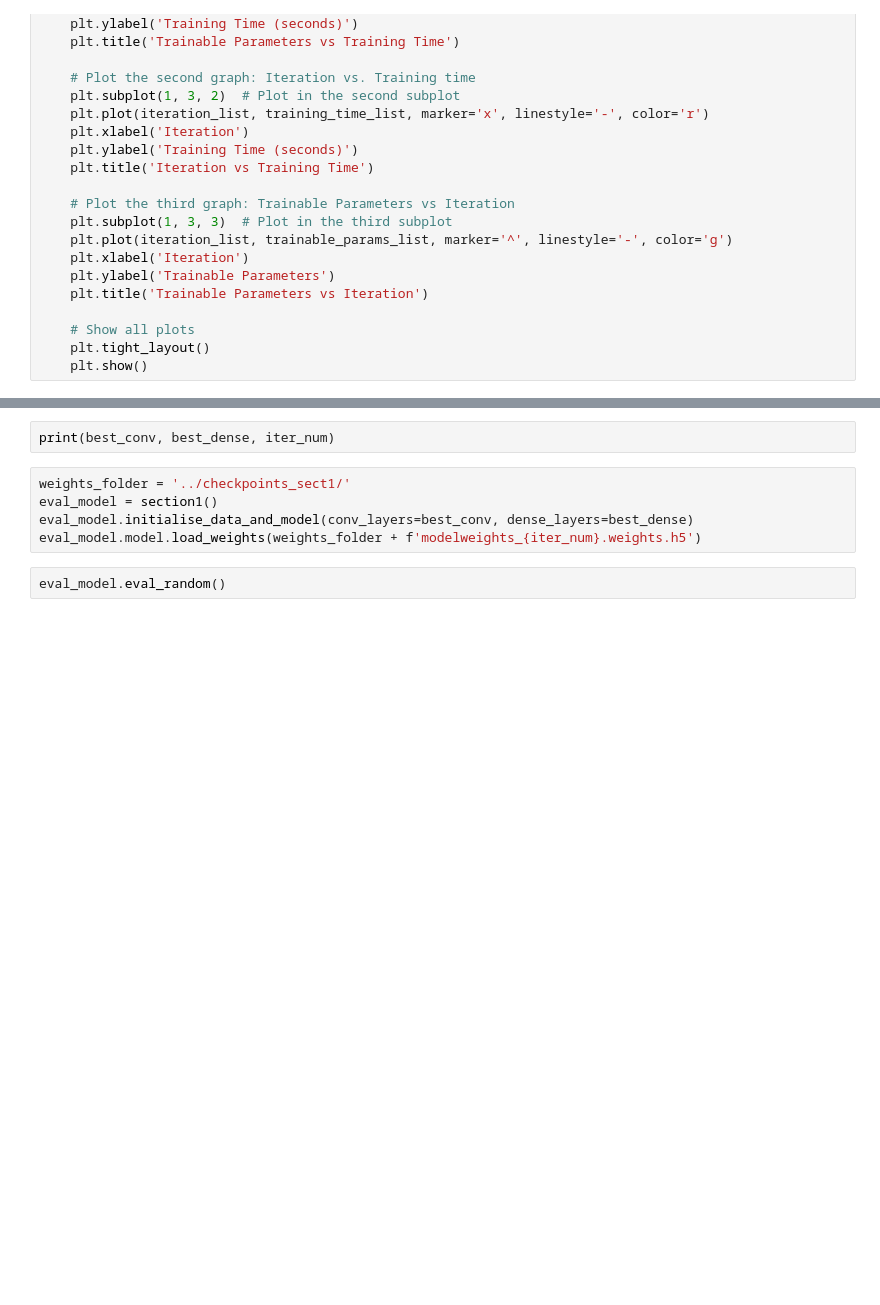
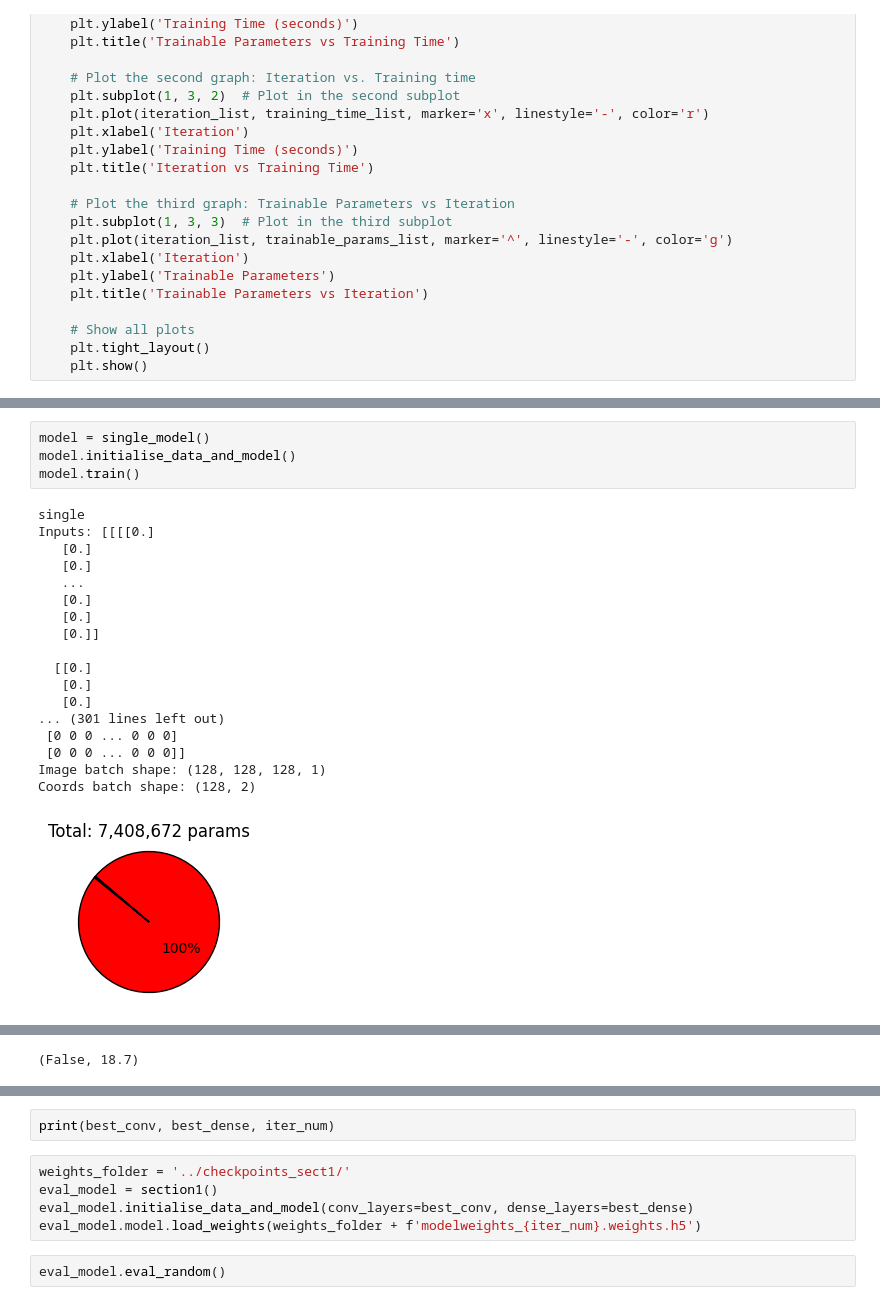
Before and after one commit to alessio-maffioletti/matura, a Jupyter notebook: main_script.ipynb, the cells around one changed output, grey strips where cells are left out. Drawn from its saved outputs; the diff is of its cells as text; blank space fills up the shorter version.

Commit message:
better single model

```diff
--- a/main_script.ipynb
+++ b/main_script.ipynb
@@ -114,3 +114,26 @@ def optimize(model, conv_layers, dense_layers, target, max_iter=10, layer_factor
 
     plot_results(trainable_params_list, training_time_list, iteration_list)
     return best_conv, best_dense, iter_num
+# %%
+model = single_model()
+model.initialise_data_and_model()
+model.train()
+# %% [output]
+single
+Inputs: [[[[0.]
+   [0.]
+   [0.]
+   ...
+   [0.]
+   [0.]
+   [0.]]
+
+  [[0.]
+   [0.]
+   [0.]
+... (301 lines left out)
+ [0 0 0 ... 0 0 0]
+ [0 0 0 ... 0 0 0]]
+Image batch shape: (128, 128, 128, 1)
+Coords batch shape: (128, 2)
+[figure, added]
@@ -117,3 +141,4 @@ def optimize(model, conv_layers, dense_layers, target, max_iter=10, layer_factor
+(False, 18.7)
 # %%
 conv_layers = [64,80,150,48]
 dense_layers = [50,512,220]
```
Also changed, not shown: parts of 3 cells of this notebook, 3 other files.
